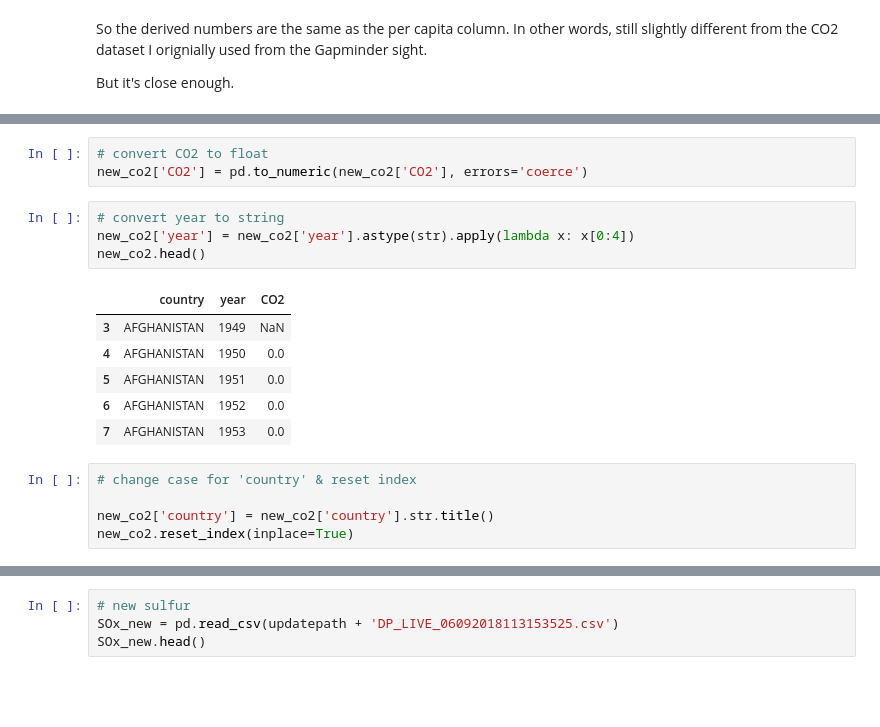
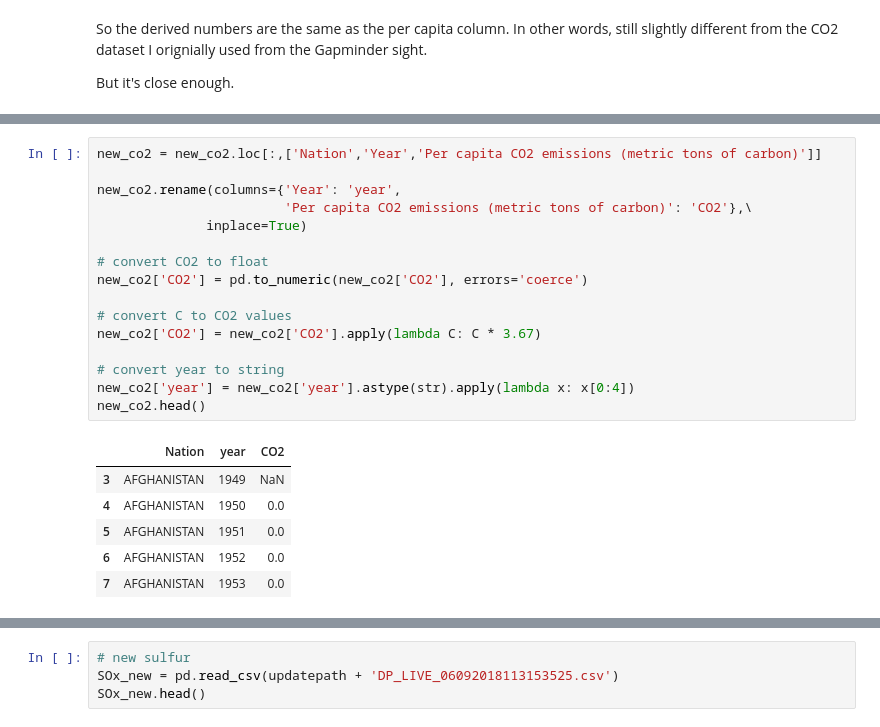
Before and after one commit to limegimlet/data_analysis_gapminder_co2, a Jupyter notebook: gapminder/make_df.ipynb, the cells around one changed output, grey strips where cells are left out. Drawn from its saved outputs; the diff is of its cells as text; blank space fills up the shorter version.

```diff
--- a/gapminder/make_df.ipynb
+++ b/gapminder/make_df.ipynb
@@ -655,20 +663,24 @@ new_co2.head()
-# %%
-# convert CO2 to float
-new_co2['CO2'] = pd.to_numeric(new_co2['CO2'], errors='coerce')
-# %%
-# convert year to string
-new_co2['year'] = new_co2['year'].astype(str).apply(lambda x: x[0:4])
-new_co2.head()
-# %% [output]
-|  | country | year | CO2 |
-| 3 | AFGHANISTAN | 1949 | NaN |
-| 4 | AFGHANISTAN | 1950 | 0.0 |
-| 5 | AFGHANISTAN | 1951 | 0.0 |
-| 6 | AFGHANISTAN | 1952 | 0.0 |
-| 7 | AFGHANISTAN | 1953 | 0.0 |
-# %%
-# change case for 'country' & reset index
-
-new_co2['country'] = new_co2['country'].str.title()
-new_co2.reset_index(inplace=True)
+# %%
+new_co2 = new_co2.loc[:,['Nation','Year','Per capita CO2 emissions (metric tons of carbon)']]
+
+new_co2.rename(columns={'Year': 'year',
+                        'Per capita CO2 emissions (metric tons of carbon)': 'CO2'},\
+              inplace=True)
+
+# convert CO2 to float
+new_co2['CO2'] = pd.to_numeric(new_co2['CO2'], errors='coerce')
+
+# convert C to CO2 values
+new_co2['CO2'] = new_co2['CO2'].apply(lambda C: C * 3.67)
+
+# convert year to string
+new_co2['year'] = new_co2['year'].astype(str).apply(lambda x: x[0:4])
+new_co2.head()
+# %% [output]
+|  | Nation | year | CO2 |
+| 3 | AFGHANISTAN | 1949 | NaN |
+| 4 | AFGHANISTAN | 1950 | 0.0 |
+| 5 | AFGHANISTAN | 1951 | 0.0 |
+| 6 | AFGHANISTAN | 1952 | 0.0 |
+| 7 | AFGHANISTAN | 1953 | 0.0 |
 # %%
```
Also changed, not shown: parts of 20 cells of this notebook.
